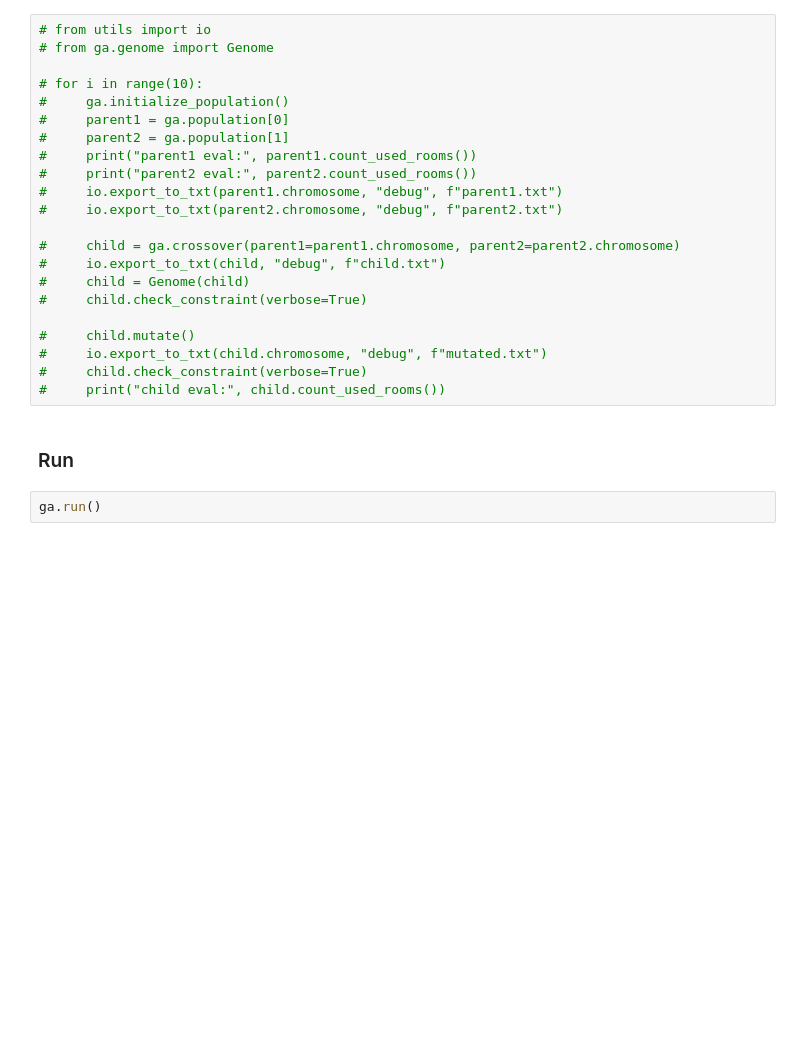
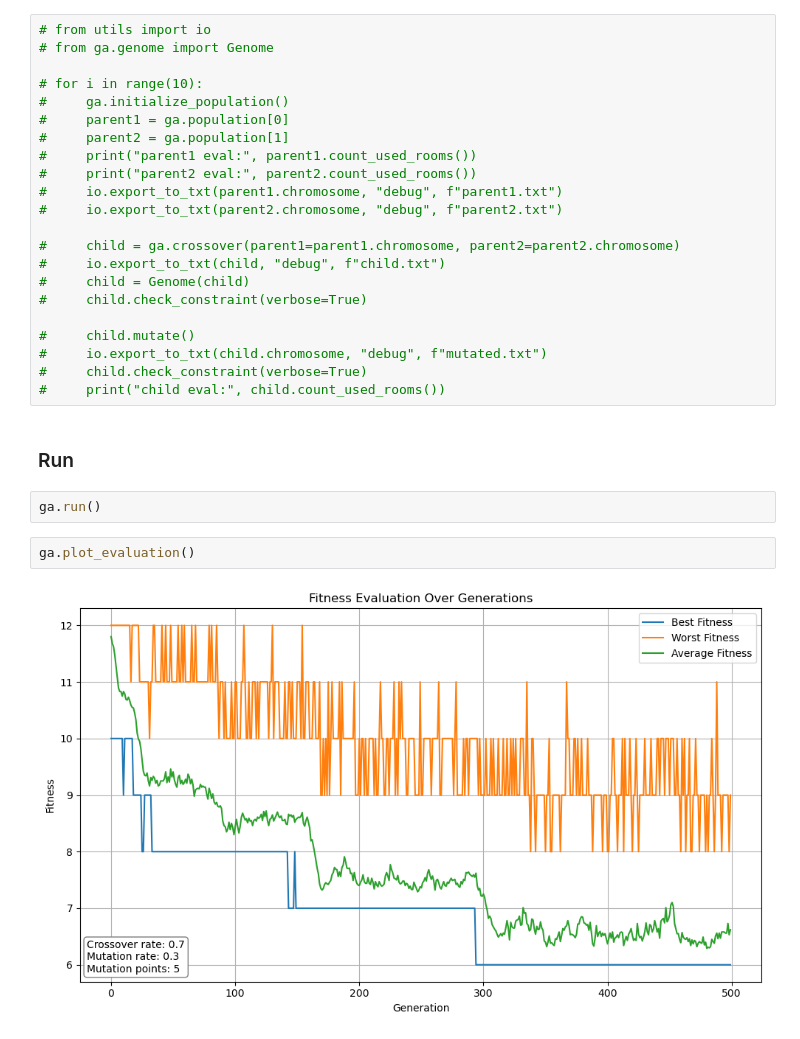
Before and after one commit to fakhryfernanda/course-scheduling-prototype, a Jupyter notebook: test.ipynb, the cells around one changed output. Drawn from its saved outputs; the diff is of its cells as text; blank space fills up the shorter version.

Commit message:
Introduce evaluation plot

```diff
--- a/test.ipynb
+++ b/test.ipynb
@@ -28,3 +28,7 @@
 ### Run
 # %%
 ga.run()
+# %%
+ga.plot_evaluation()
+# %% [output]
+[figure, added]
```
Also changed, not shown: 2 other files.
